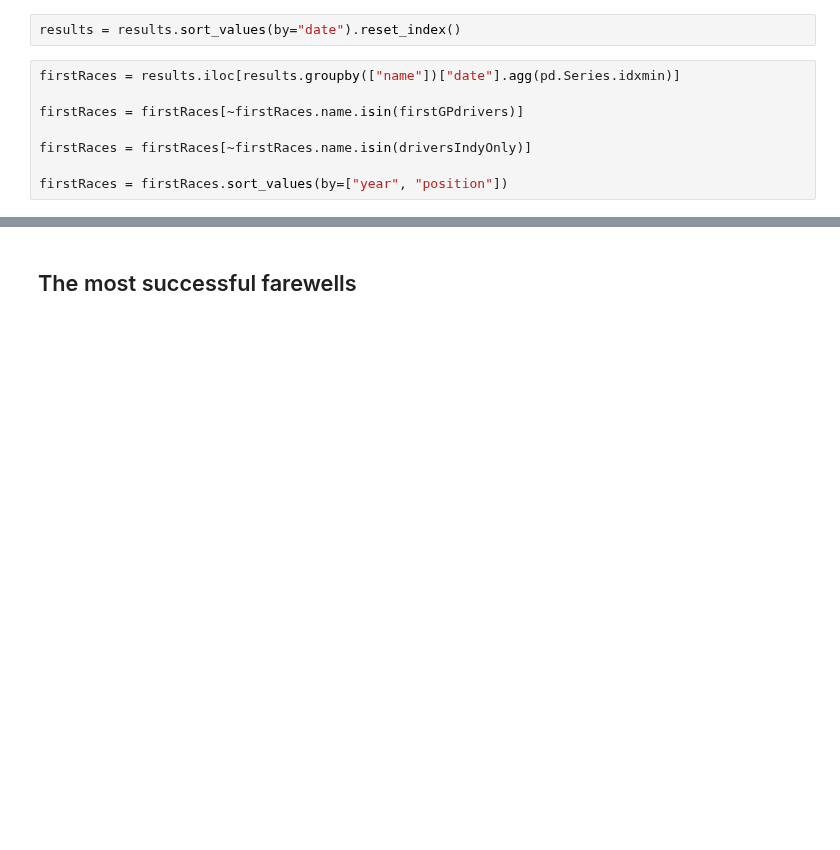
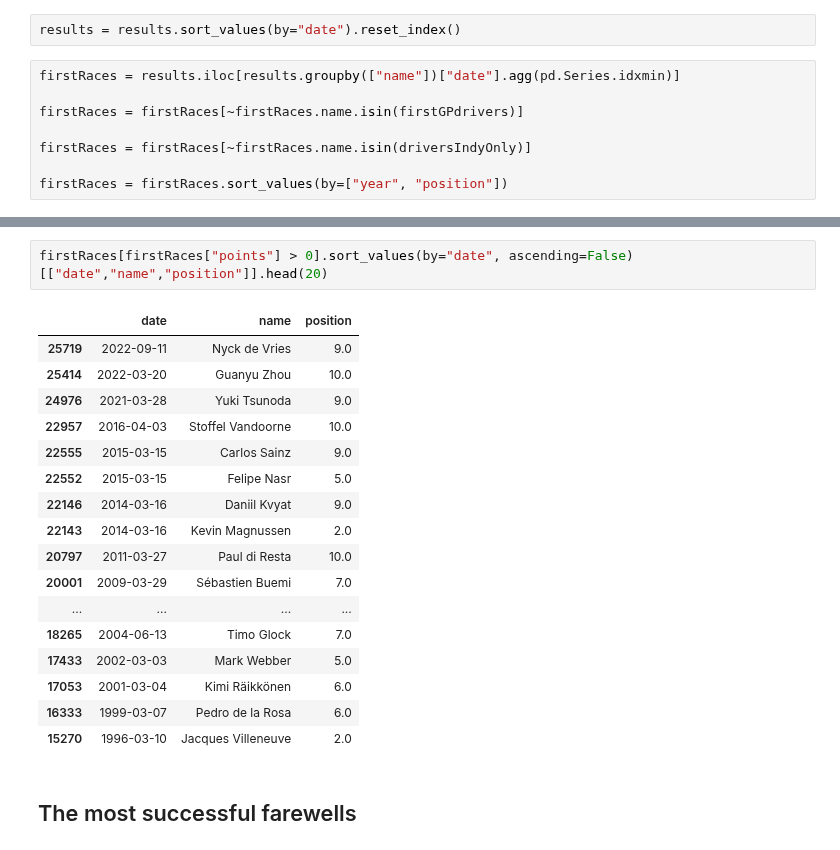
Before and after one commit to michalkasparek/f1-stats, a Jupyter notebook: Career Beginnings and Endings.ipynb, the cells around one changed output, grey strips where cells are left out. Cells and saved outputs as stored; diff of their text form; blank space fills up the shorter version.

```diff
--- a/Career Beginnings and Endings.ipynb
+++ b/Career Beginnings and Endings.ipynb
@@ -44,3 +44,23 @@ firstRaces[["name", "year", "location", "position"]].sort_values(by=["position",
+# %%
+firstRaces[firstRaces["points"] > 0].sort_values(by="date", ascending=False)[["date","name","position"]].head(20)
+# %% [output]
+|  | date | name | position |
+| 25719 | 2022-09-11 | Nyck de Vries | 9.0 |
+| 25414 | 2022-03-20 | Guanyu Zhou | 10.0 |
+| 24976 | 2021-03-28 | Yuki Tsunoda | 9.0 |
+| 22957 | 2016-04-03 | Stoffel Vandoorne | 10.0 |
+| 22555 | 2015-03-15 | Carlos Sainz | 9.0 |
+| 22552 | 2015-03-15 | Felipe Nasr | 5.0 |
+| 22146 | 2014-03-16 | Daniil Kvyat | 9.0 |
+| 22143 | 2014-03-16 | Kevin Magnussen | 2.0 |
+| 20797 | 2011-03-27 | Paul di Resta | 10.0 |
+| 20001 | 2009-03-29 | Sébastien Buemi | 7.0 |
+| ... | ... | ... | ... |
+| 18265 | 2004-06-13 | Timo Glock | 7.0 |
+| 17433 | 2002-03-03 | Mark Webber | 5.0 |
+| 17053 | 2001-03-04 | Kimi Räikkönen | 6.0 |
+| 16333 | 1999-03-07 | Pedro de la Rosa | 6.0 |
+| 15270 | 1996-03-10 | Jacques Villeneuve | 2.0 |
 # %% [markdown]
 ## The most successful farewells
 # %% [markdown]
```
Also changed, not shown: parts of 10 cells of this notebook, 6 other files.
